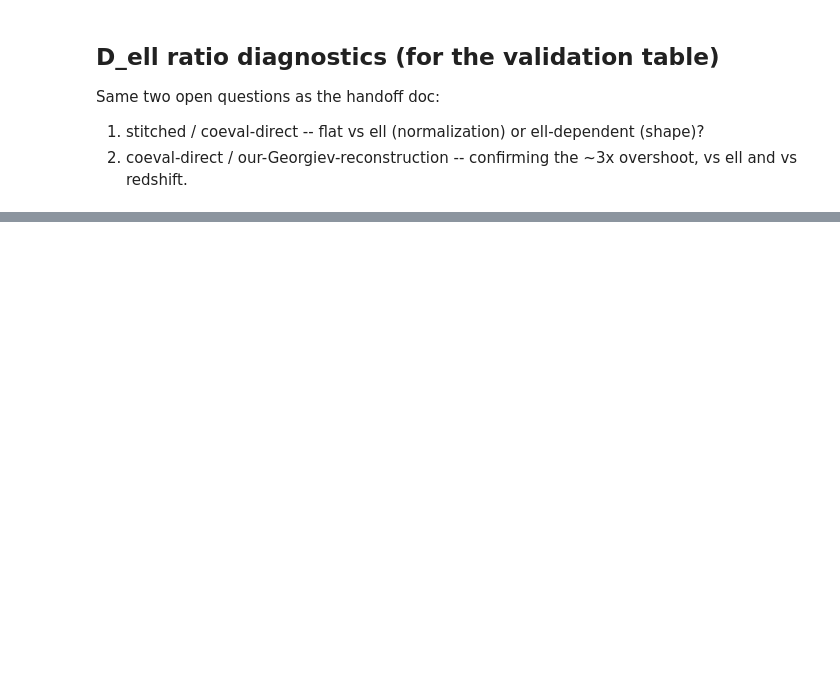
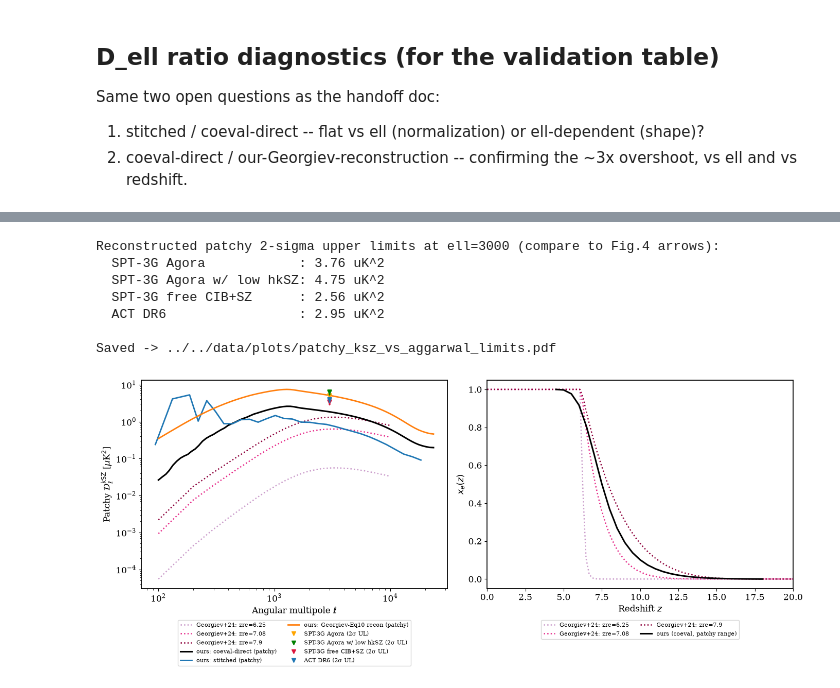
Before and after one commit to swanith01/ksz-pipeline, a Jupyter notebook: notebooks/exploratory/georgiev_comparison.ipynb, the cells around one changed output, grey strips where cells are left out. Drawn from its saved outputs; the diff is of its cells as text; code cells hidden in the pictures; blank space fills up the shorter version.

```diff
--- a/notebooks/exploratory/georgiev_comparison.ipynb
+++ b/notebooks/exploratory/georgiev_comparison.ipynb
@@ -184,0 +318,71 @@ for i, z in enumerate(pee['z']):
+# %%
+idx_zre = paramnames.index('zre')   # dynamic, not hardcoded -- matches the pickle's own ordering
+
+def patchy_upper_limit(mean, sigma, hksz):
+    return mean + 2 * sigma - hksz
+
+agora_UL         = patchy_upper_limit(spt_agora_mean, spt_agora_sigma, hkSZ_high)
+agora_lowhksz_UL = patchy_upper_limit(spt_agora_mean, spt_agora_sigma, hkSZ_low)
+freeCIBSZ_UL     = patchy_upper_limit(spt_freeCIBSZ_mean[1], spt_freeCIBSZ_sigma[1], hkSZ_high)  # ell=3000 entry
+act_UL           = patchy_upper_limit(act_dr6_mean, act_dr6_sigma, hkSZ_low)
+
+print("Reconstructed patchy 2-sigma upper limits at ell=3000 (compare to Fig.4 arrows):")
+print(f"  SPT-3G Agora            : {agora_UL:.2f} uK^2")
+print(f"  SPT-3G Agora w/ low hkSZ: {agora_lowhksz_UL:.2f} uK^2")
+print(f"  SPT-3G free CIB+SZ      : {freeCIBSZ_UL:.2f} uK^2")
+print(f"  ACT DR6                 : {act_UL:.2f} uK^2")
+
+fig, (ax_ksz, ax_xe) = plt.subplots(1, 2, figsize=(14, 6))
+
+cmap = mpl.colormaps['PuRd']
+norm = colors.Normalize(vmin=geo['params_test'][:, idx_zre].min(),
+                         vmax=geo['params_test'][:, idx_zre].max())
+
+# ---- left: patchy kSZ -- ours (solid) vs Georgiev+24's own zre sweep (dotted) ----
+for u in range(ntest):
+    theta = results[idx_zre]['theta'][u]
+    ax_ksz.plot(lrange, results[idx_zre]['ksz'][u], color=cmap(0.35 + 0.55 * norm(theta[idx_zre])),
+                lw=1.8, ls=':', label=f"Georgiev+24: zre={theta[idx_zre]:.3g}")
+
+ax_ksz.plot(coeval['ell'], coeval['Dl'], color='k', lw=2.2, ls='-', label='ours: coeval-direct (patchy)')
+ax_ksz.plot(stitched['ell'], stitched['Dl'], color='tab:blue', lw=2.0, ls='-', label='ours: stitched (patchy)')
+ax_ksz.plot(georgiev_recon['ell'], georgiev_recon['Dl'], color='tab:orange', lw=2.0, ls='-', label='ours: Georgiev-Eq10 recon (patchy)')
+
+pts = [('SPT-3G Agora', agora_UL, 'orange'),
+       ('SPT-3G Agora w/ low hkSZ', agora_lowhksz_UL, 'green'),
+       ('SPT-3G free CIB+SZ', freeCIBSZ_UL, 'crimson'),
+       ('ACT DR6', act_UL, 'tab:blue')]
+for label, val, col in pts:
+    ax_ksz.annotate('', xy=(3000, val), xytext=(3000, val * 1.25),
+                     arrowprops=dict(arrowstyle='-|>', color=col, lw=2))
+    ax_ksz.plot([], [], color=col, marker='v', linestyle='none', label=f'{label} (2σ UL)')
+
+ax_ksz.set_xscale('log'); ax_ksz.set_yscale('log')
+ax_ksz.set_xlabel(r"Angular multipole $\ell$")
+ax_ksz.set_ylabel(r"Patchy $\mathcal{D}_\ell^\mathrm{kSZ}$ [$\mu$K$^2$]")
+ax_ksz.legend(fontsize=8, loc='upper center', bbox_to_anchor=(0.5, -0.15), ncol=2, borderaxespad=0)
+
+# ---- right: reionization histories -- ours (solid) vs Georgiev+24's own zre sweep (dotted) ----
+for u in range(ntest):
+    theta = results[idx_zre]['theta'][u]
+    ax_xe.plot(zlin, results[idx_zre]['xe'][u], color=cmap(0.35 + 0.55 * norm(theta[idx_zre])),
+               lw=1.8, ls=':', label=f"Georgiev+24: zre={theta[idx_zre]:.3g}")
+ax_xe.plot(reion['z'], reion['xe'], color='k', lw=2.2, ls='-', label='ours (coeval, patchy range)')
+
+ax_xe.set_xlim(0, 20)
+ax_xe.set_xlabel(r"Redshift $z$")
+ax_xe.set_ylabel(r"$x_e(z)$")
+ax_xe.legend(fontsize=8, loc='upper center', bbox_to_anchor=(0.5, -0.15), ncol=2, borderaxespad=0)
+
+fig.tight_layout()
+fig.savefig(f"{PLOTS_DIR}/patchy_ksz_vs_aggarwal_limits.pdf", bbox_inches='tight')
+print(f"\nSaved -> {PLOTS_DIR}/patchy_ksz_vs_aggarwal_limits.pdf")
+# %% [output]
+Reconstructed patchy 2-sigma upper limits at ell=3000 (compare to Fig.4 arrows):
+  SPT-3G Agora            : 3.76 uK^2
+  SPT-3G Agora w/ low hkSZ: 4.75 uK^2
+  SPT-3G free CIB+SZ      : 2.56 uK^2
+  ACT DR6                 : 2.95 uK^2
+
+Saved -> ../../data/plots/patchy_ksz_vs_aggarwal_limits.pdf
+[figure, added]
```
Also changed, not shown: parts of 12 cells of this notebook.
